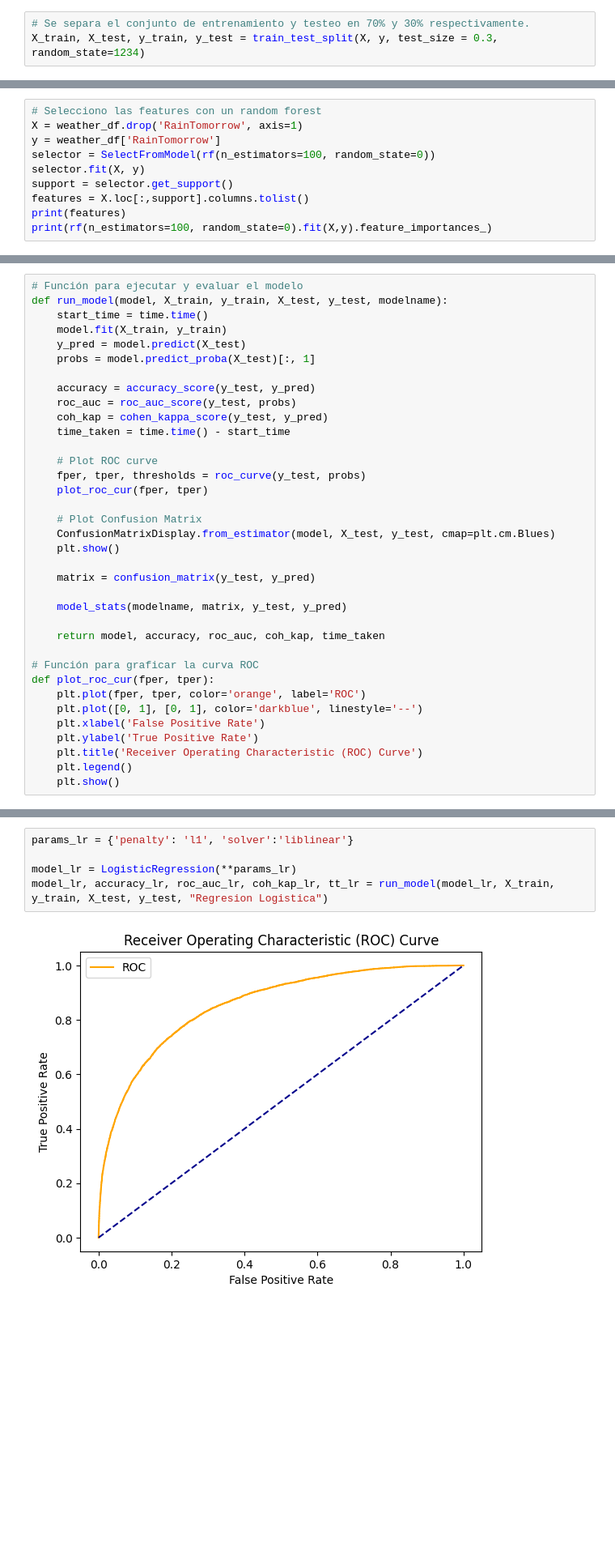
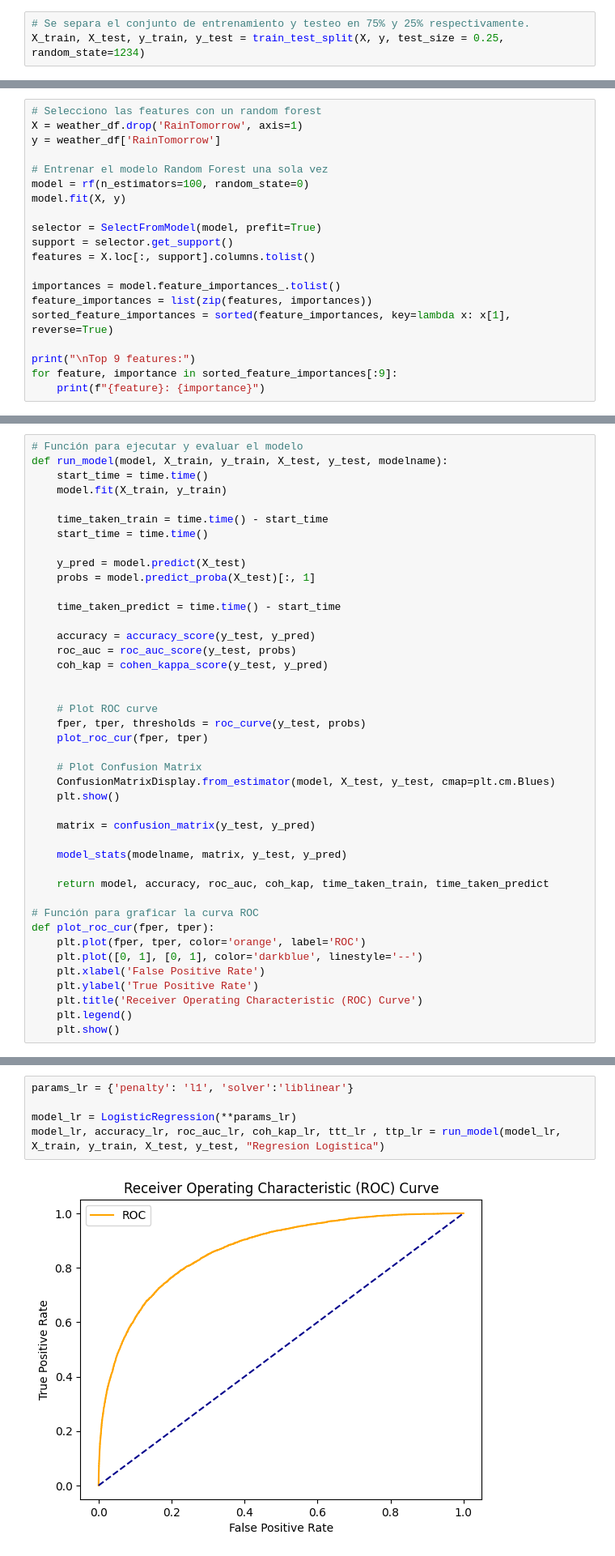
Before and after one commit to diegosarina-ceia/AMq1, a Jupyter notebook: TP_Final_Entrenamiento_WeatherAustralia.ipynb, the cells around one changed output, grey strips where cells are left out. Shown at 81% size. Drawn from its saved outputs; the diff is of its cells as text; blank space fills up the shorter version.

Commit message:
entrenamiento final

```diff
--- a/TP_Final_Entrenamiento_WeatherAustralia.ipynb
+++ b/TP_Final_Entrenamiento_WeatherAustralia.ipynb
@@ -210,8 +218,8 @@ frame
 X = weather_df.drop(columns='RainTomorrow')
 y = weather_df['RainTomorrow']
 # %%
-# Se separa el conjunto de entrenamiento y testeo en 70% y 30% respectivamente.
-X_train, X_test, y_train, y_test = train_test_split(X, y, test_size = 0.3, random_state=1234)
+# Se separa el conjunto de entrenamiento y testeo en 75% y 25% respectivamente.
+X_train, X_test, y_train, y_test = train_test_split(X, y, test_size = 0.25, random_state=1234)
 # %%
 # Opción 1 de baseline: Predice siempre que no va a llover
 rain_tomorrow_freq = y_test.value_counts(normalize=True)
@@ -385,10 +393,20 @@ Index(['Rainfall', 'Evaporation', 'Sunshine', 'WindGustSpeed', 'Humidity9am',
 # Selecciono las features con un random forest
 X = weather_df.drop('RainTomorrow', axis=1)
 y = weather_df['RainTomorrow']
-selector = SelectFromModel(rf(n_estimators=100, random_state=0))
-selector.fit(X, y)
+
+# Entrenar el modelo Random Forest una sola vez
+model = rf(n_estimators=100, random_state=0)
+model.fit(X, y)
+
+selector = SelectFromModel(model, prefit=True)
 support = selector.get_support()
-features = X.loc[:,support].columns.tolist()
-print(features)
-print(rf(n_estimators=100, random_state=0).fit(X,y).feature_importances_)
+features = X.loc[:, support].columns.tolist()
+
+importances = model.feature_importances_.tolist()
+feature_importances = list(zip(features, importances))
+sorted_feature_importances = sorted(feature_importances, key=lambda x: x[1], reverse=True)
+
+print("\nTop 9 features:")
+for feature, importance in sorted_feature_importances[:9]:
+    print(f"{feature}: {importance}")
 # %% [output]
@@ -443,13 +465,19 @@ X_test = pd.DataFrame(r_scaler.transform(X_test), index=X_test.index, columns=X_
 def run_model(model, X_train, y_train, X_test, y_test, modelname):
     start_time = time.time()
     model.fit(X_train, y_train)
+
+    time_taken_train = time.time() - start_time
+    start_time = time.time()
+
     y_pred = model.predict(X_test)
     probs = model.predict_proba(X_test)[:, 1]
+
+    time_taken_predict = time.time() - start_time
 
     accuracy = accuracy_score(y_test, y_pred)
     roc_auc = roc_auc_score(y_test, probs)
     coh_kap = cohen_kappa_score(y_test, y_pred)
-    time_taken = time.time() - start_time
+
 
     # Plot ROC curve
     fper, tper, thresholds = roc_curve(y_test, probs)
@@ -463,7 +491,7 @@ def run_model(model, X_train, y_train, X_test, y_test, modelname):
 
     model_stats(modelname, matrix, y_test, y_pred)
 
-    return model, accuracy, roc_auc, coh_kap, time_taken
+    return model, accuracy, roc_auc, coh_kap, time_taken_train, time_taken_predict
 
 # Función para graficar la curva ROC
 def plot_roc_cur(fper, tper):
@@ -477,9 +507,9 @@ def plot_roc_cur(fper, tper):
 # %%
 params_lr = {'penalty': 'l1', 'solver':'liblinear'}
 
 model_lr = LogisticRegression(**params_lr)
-model_lr, accuracy_lr, roc_auc_lr, coh_kap_lr, tt_lr = run_model(model_lr, X_train, y_train, X_test, y_test, "Regresion Logistica")
+model_lr, accuracy_lr, roc_auc_lr, coh_kap_lr, ttt_lr , ttp_lr = run_model(model_lr, X_train, y_train, X_test, y_test, "Regresion Logistica")
 # %% [output]
-[figure, old version]
+[figure, new version]
 [figure]
 Estadisticas para el modelo: Regresion Logistica
```
Also changed, not shown: parts of 53 cells of this notebook, 1 other file.
